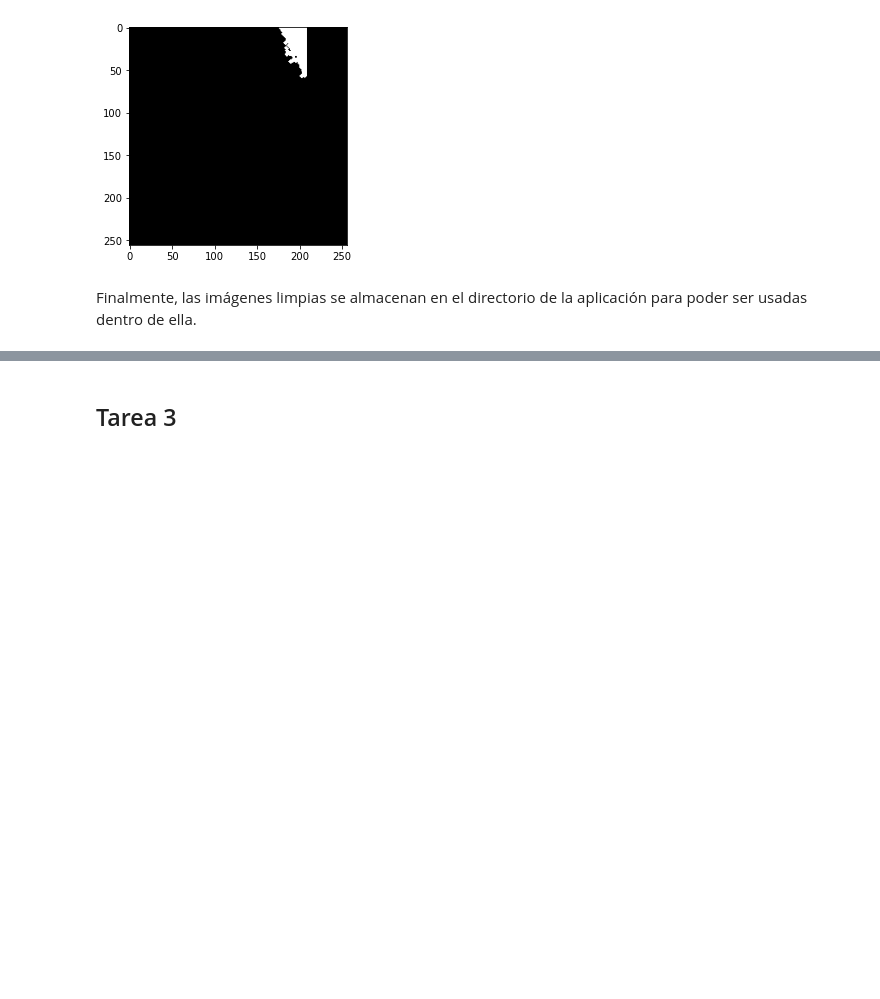
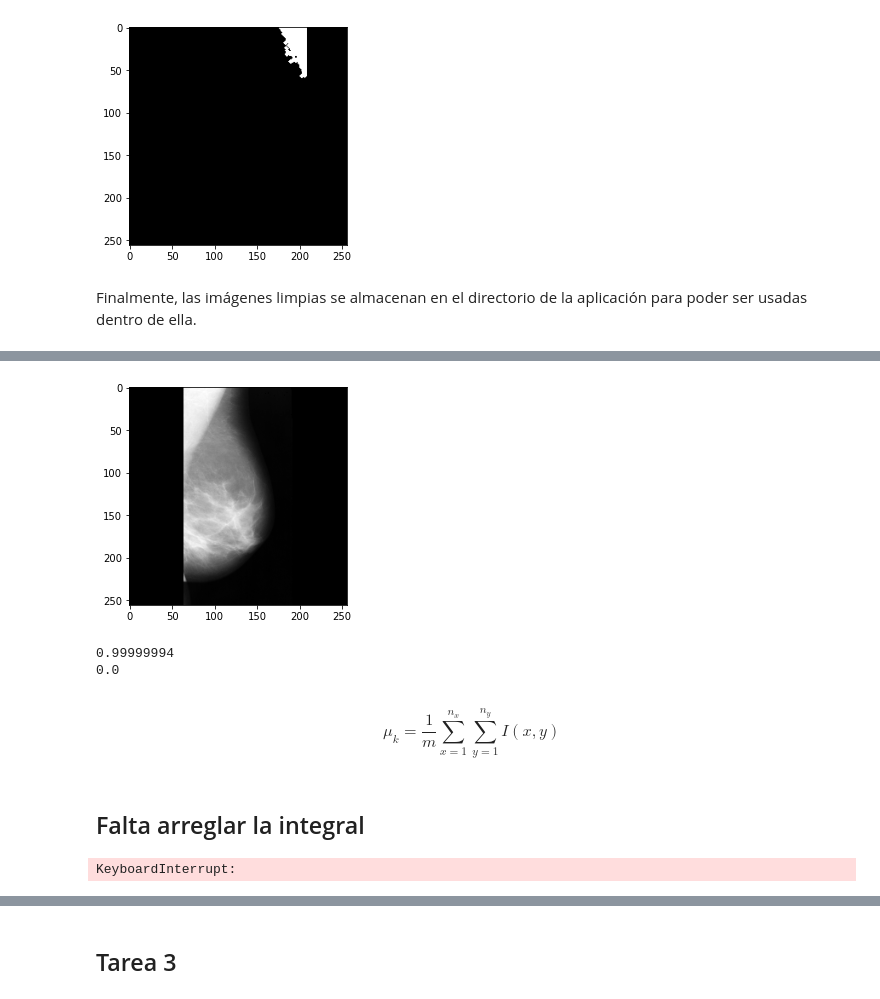
Before and after one commit to data-and-code/trabajo_con_imagenes, a Jupyter notebook: data-raw/clean_imgs.ipynb, the cells around one changed output, grey strips where cells are left out. Saved outputs shown, nothing was run; the diff lists cells and outputs as text; code cells hidden in the pictures; blank space fills up the shorter version.

```diff
--- a/data-raw/clean_imgs.ipynb
+++ b/data-raw/clean_imgs.ipynb
@@ -600,0 +609,44 @@ for img, img_bin_clean, img_num in zip(imgs_clean_2, imgs_bin_clean_2, imgs_nums
+# %%
+norm_image = cv.normalize(clean_imgs[51], None, alpha=0, beta=1, norm_type=cv.NORM_MINMAX, dtype=cv.CV_32F)
+plt.imshow(norm_image, cmap='gray')
+plt.show()
+print(norm_image.max())
+print(norm_image.min())
+# %% [output]
+[figure, added]
+0.99999994
+0.0
+# %% [markdown]
+$$\mu_k = \frac{1}{m} \sum_{x=1}^{n_x} \sum_{y=1}^{n_y} I(x,y)$$
+# %% [markdown]
+## Falta arreglar la integral
+# %%
+# Hacemos una copia de la imagen limpia 51
+img_p = clean_imgs[41].copy().astype(float)
+total = 0
+
+#x = sp.Symbol('x')
+a = 5
+b = 6
+
+i = 0
+y = (x**(a-1))*((1-x)**(b-1))
+# Recorremos fila por fila
+for i in range(len(img_p[0:100])):
+    # Sumamos
+    for j in range(len(row)):
+        #print(img_p[i, j])
+        img_p[i, j], _ = sp.integrate(y, (x, 0, img_p[i, j])) / sc.beta(a, b)
+        #print(img_p[i, j])
+    #total = total + np.sum(row)
+
+plt.imshow(img_p.astype(np.uint8), cmap = 'gray')
+
+#m = np.count_nonzero(img_p)
+#print(m)
+#print(256*256)
+
+#u = (total/m) + 80
+#print(u)
+# %% [output]
+KeyboardInterrupt:
```
Also changed, not shown: parts of 11 cells of this notebook, 1 other file.
